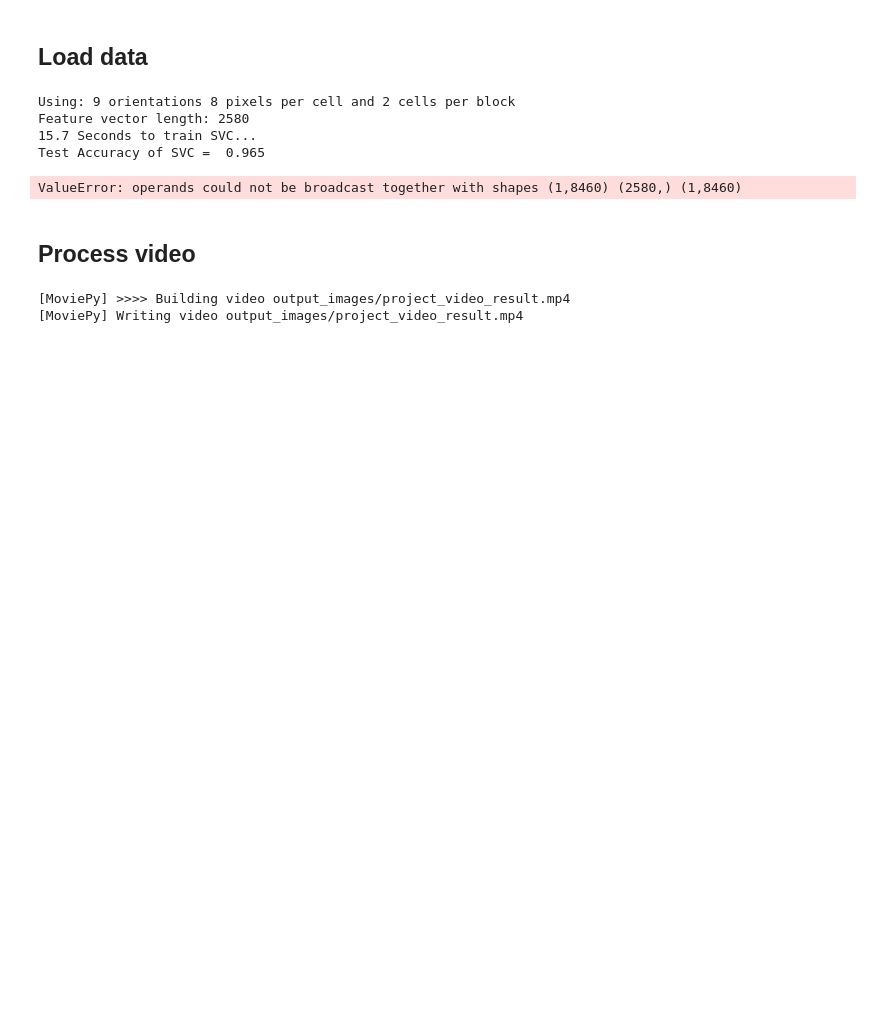
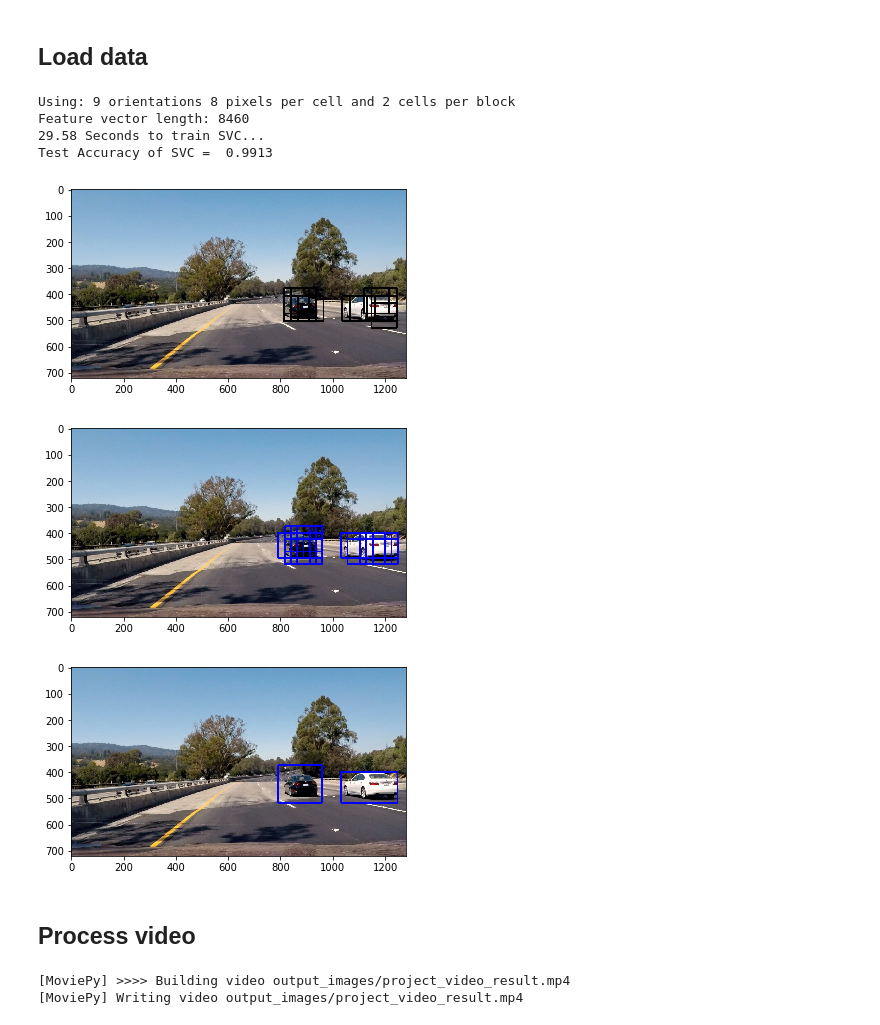
Before and after one commit to odats/CarND-Vehicle-Detection, a Jupyter notebook: project.ipynb, the cells around one changed output. Cells and saved outputs as stored; diff of their text form; code cells hidden in the pictures; blank space fills up the shorter version.

Commit message:
Add heat map

```diff
--- a/project.ipynb
+++ b/project.ipynb
@@ -36,11 +49,9 @@ def bin_spatial(img, size=(32, 32)):
 # %%
-# Define a function to compute color histogram features
-# NEED TO CHANGE bins_range if reading .png files with mpimg!
-def color_hist(img, nbins=32, bins_range=(0, 256)):
+def color_hist(img, nbins=32):    #bins_range=(0, 256)
     # Compute the histogram of the color channels separately
-    channel1_hist = np.histogram(img[:,:,0], bins=nbins, range=bins_range)
-    channel2_hist = np.histogram(img[:,:,1], bins=nbins, range=bins_range)
-    channel3_hist = np.histogram(img[:,:,2], bins=nbins, range=bins_range)
+    channel1_hist = np.histogram(img[:,:,0], bins=nbins)
+    channel2_hist = np.histogram(img[:,:,1], bins=nbins)
+    channel3_hist = np.histogram(img[:,:,2], bins=nbins)
     # Concatenate the histograms into a single feature vector
     hist_features = np.concatenate((channel1_hist[0], channel2_hist[0], channel3_hist[0]))
     # Return the individual histograms, bin_centers and feature vector
@@ -293,13 +357,13 @@ from sklearn.svm import LinearSVC
 from sklearn.preprocessing import StandardScaler
 
 ### TODO: Tweak these parameters and see how the results change.
-color_space = 'RGB' # Can be RGB, HSV, LUV, HLS, YUV, YCrCb
+color_space = 'YCrCb' # Can be RGB, HSV, LUV, HLS, YUV, YCrCb
 orient = 9  # HOG orientations
 pix_per_cell = 8 # HOG pixels per cell
 cell_per_block = 2 # HOG cells per block
-hog_channel = 0 # Can be 0, 1, 2, or "ALL"
-spatial_size = (16, 16) # Spatial binning dimensions
-hist_bins = 16    # Number of histogram bins
+hog_channel = "ALL" # Can be 0, 1, 2, or "ALL"
+spatial_size = (32, 32) # Spatial binning dimensions
+hist_bins = 32    # Number of histogram bins
 spatial_feat = True # Spatial features on or off
 hist_feat = True # Histogram features on or off
 hog_feat = True # HOG features on or off
@@ -354,9 +418,9 @@ print('Test Accuracy of SVC = ', round(svc.score(X_test, y_test), 4))
 t=time.time()
 # %% [output]
 Using: 9 orientations 8 pixels per cell and 2 cells per block
-Feature vector length: 2580
-15.7 Seconds to train SVC...
-Test Accuracy of SVC =  0.965
+Feature vector length: 8460
+29.58 Seconds to train SVC...
+Test Accuracy of SVC =  0.9913
 # %%
 def detect_cars(image, convert=False):
     # Uncomment the following line if you extracted training
@@ -388,38 +452,51 @@ def detect_cars(image, convert=False):
 
     return window_img, hot_windows
 # %%
-image = mpimg.imread('test_images/ntest2.jpeg')
+image = mpimg.imread('test_images/test4.jpg')
 
 window_img, hot_windows = detect_cars(image,convert=True)
 
-ystart = 400
-ystop = 656
+ystart = 350
+ystop = 700
 scale = 1.5
 
-window_img2 = find_cars(image, ystart, ystop, scale, svc, X_scaler, orient,
+window_img2, hot_windows = find_cars(image, ystart, ystop, scale, svc, X_scaler, orient,
           pix_per_cell, cell_per_block, spatial_size, hist_bins)
+
+# window_img2, hot_windows = find_cars(img=image, ystart=ystart, ystop=ystop,
+#                         scale=scale, svc=svc, X_scaler=X_scaler, orient=orient,
+#           pix_per_cell=pix_per_cell, cell_per_block=cell_per_block, spatial_size=spatial_size, hist_bins=hist_bins)
+
+
+window_img3 = addHeatMap(image, hot_windows)
 
 plt.imshow(window_img)
 plt.show()
 
 plt.imshow(window_img2)
 plt.show()
 
+plt.imshow(window_img3)
+plt.show()
+
 # display detected object
-import uuid
-for index, window in enumerate(hot_windows):
-    # Extract the test window from original image
-    test_img = cv2.resize(image[window[0][1]:window[1][1], window[0][0]:window[1][0]], (64, 64))
-    # save window
-    # cv2.imwrite('window_images/' + uuid.uuid4().hex + '.png',test_img * 255)
+if(False):
+    import uuid
+    for index, window in enumerate(hot_windows):
+        # Extract the test window from original image
+        test_img = cv2.resize(image[window[0][1]:window[1][1], window[0][0]:window[1][0]], (64, 64))
+        # save window
+        # cv2.imwrite('window_images/' + uuid.uuid4().hex + '.png',test_img * 255)
 
-    plt.imshow(test_img)
-    plt.show()
-    print(index)
+        plt.imshow(test_img)
+        plt.show()
+        print(index)
 
-print("DONE")
+    print("DONE")
 # %% [output]
-ValueError: operands could not be broadcast together with shapes (1,8460) (2580,) (1,8460)
+[figure, added]
+[figure, added]
+[figure, added]
 # %% [markdown]
 ## Process video
 # %%
```
Also changed, not shown: parts of 14 cells of this notebook.
